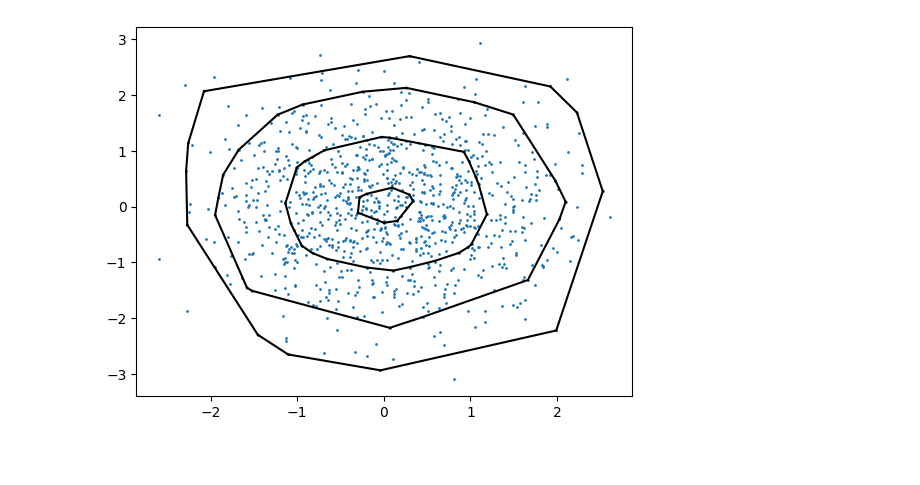
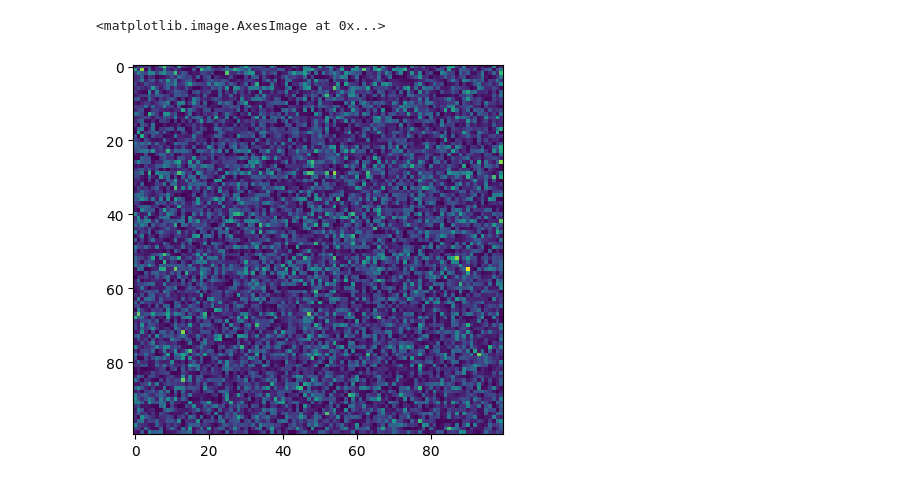
Before and after one commit to trevor-harris/LSCI, a Jupyter notebook: misc/test.ipynb, the cells around one changed output. Saved outputs shown, nothing was run; the diff lists cells and outputs as text; code cells hidden in the pictures; blank space fills up the shorter version.

```diff
--- a/misc/test.ipynb
+++ b/misc/test.ipynb
@@ -41,12 +57,15 @@ model = mlp(rngs = nnx.Rngs(0))
 # %%
 rng = random.PRNGKey(0)
-n, p = 500, 3
+n, p = 500, 100
 
-theta = np.diag(np.ones(p))
+theta = np.diag(np.zeros(p))
 theta[1,2] = 1
 theta[2,0] = 1
 theta = theta/jnp.sum(theta)
 x = np.array(random.normal(rng, (n, p)))
 
-for i in range(1, 500):
+for i in range(1, n):
     x[i] = theta @ x[i-1] + x[i]
+
+y = x[1:]
+x = x[:-1]
@@ -61,15 +71,0 @@ for _ in trange(epochs):
-# %%
-x = np.linspace(-1, 1, 10000)
-mu = x + np.cos(x)
-sd = 0.5*np.cos(x)**2
-y = mu + np.random.normal(0, sd, 10000)
-
-plt.figure(figsize = (8, 4))
-plt.scatter(x, y, s = 0.9, c = 'C0')
-plt.plot(x, mu, c = 'black', label = 'mean')
-plt.plot(x, mu + 2*sd, c = 'red', label = '$\pm 2 \sigma$')
-plt.plot(x, mu - 2*sd, c = 'red')
-plt.xlabel('$f$', fontsize = 16)
-plt.ylabel('$g$', fontsize = 16)
-plt.legend()
-plt.show()
@@ -148,7 +71,0 @@ for i in range(2):
-# %%
-x1 = np.log(0.99 + np.exp(np.random.normal(0, 1, 1000)))
-x2 = np.log(0.99 + np.exp(np.random.normal(0, 1, 1000)))
-x = np.stack([x1, x2], axis = 1)
-d = [int_tdepth(x[i], x) for i in range(1000)]
-
-np.median(x1), np.median(x2)
@@ -188,28 +72,14 @@ hull = ConvexHull(points)
-# %%
-plt.scatter(x1, x2, s = 1)
-
-points = x[d > np.quantile(d, 0.95)]
-hull = ConvexHull(points)
-
-for simplex in hull.simplices:
-    plt.plot(points[simplex, 0], points[simplex, 1], 'k-')
-
-points = x[d > np.quantile(d, 0.5)]
-hull = ConvexHull(points)
-
-for simplex in hull.simplices:
-    plt.plot(points[simplex, 0], points[simplex, 1], 'k-')
-
-points = x[d > np.quantile(d, 0.1)]
-hull = ConvexHull(points)
-
-for simplex in hull.simplices:
-    plt.plot(points[simplex, 0], points[simplex, 1], 'k-')
-
-points = x[d > np.quantile(d, 0.01)]
-hull = ConvexHull(points)
-
-for simplex in hull.simplices:
-    plt.plot(points[simplex, 0], points[simplex, 1], 'k-')
-# %% [output]
-[figure, removed]
+# %%
+model1 = mlp(p = p, rngs = nnx.Rngs(0))
+optim = nnx.Optimizer(model1, optax.adam(1e-2))
+trace = []
+for _ in trange(1000):
+    loss = train_step(model1, optim, x, y)
+    trace.append(loss)
+# %%
+jfull1 = jac(model1, x)
+jhat1 = np.abs(jnp.median(jfull1, axis = 0))
+plt.imshow(jhat1)
+# %% [output]
+<matplotlib.image.AxesImage at 0x...>
+[figure, added]
```
Also changed, not shown: parts of 17 cells of this notebook.
